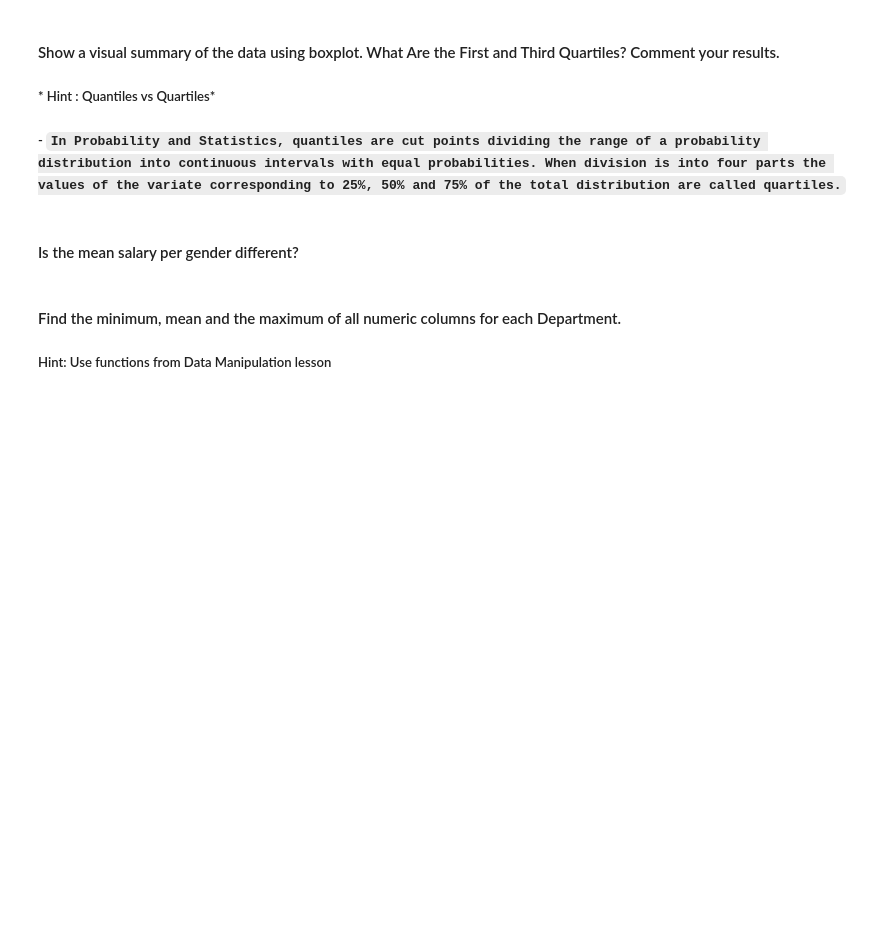
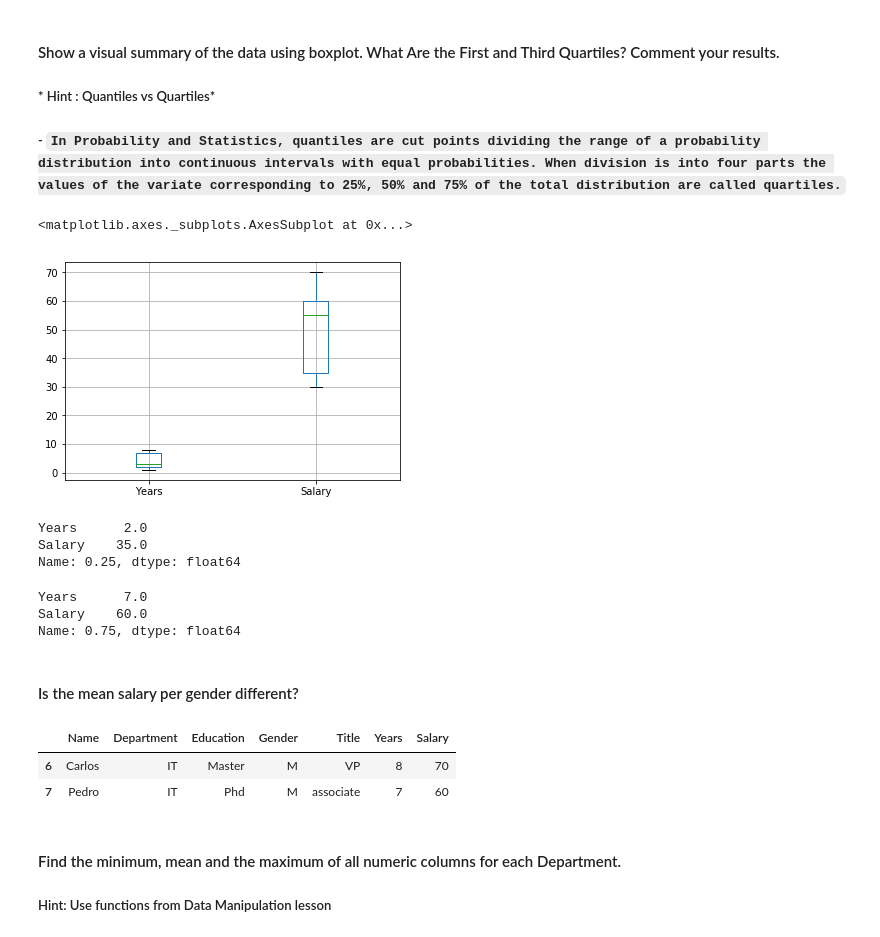
Before and after one commit to alejandrofrank/datamad0119, a Jupyter notebook: module-2/lab-subsetting-and-descriptive-stats/your-code/main.ipynb, the cells around one changed output. Saved outputs shown, nothing was run; the diff lists cells and outputs as text; code cells hidden in the pictures; blank space fills up the shorter version.

```diff
--- a/module-2/lab-subsetting-and-descriptive-stats/your-code/main.ipynb
+++ b/module-2/lab-subsetting-and-descriptive-stats/your-code/main.ipynb
@@ -267,14 +267,33 @@ employee.groupby('Title', as_index=True).agg({'Salary':'mean'})
 ##### - `In Probability and Statistics, quantiles are cut points dividing the range of a probability distribution into continuous intervals with equal probabilities. When division is into four parts the values of the variate corresponding to 25%, 50% and 75% of the total distribution are called quartiles.`
 # %%
 # draw boxplot here
+employee.boxplot()
+# %% [output]
+<matplotlib.axes._subplots.AxesSubplot at 0x...>
+[figure, added]
 # %%
 # print first quartile here
+employee.quantile(0.25)
+# %% [output]
+Years      2.0
+Salary    35.0
+Name: 0.25, dtype: float64
 # %%
 # print third quartile here
+employee.quantile(0.75)
+# %% [output]
+Years      7.0
+Salary    60.0
+Name: 0.75, dtype: float64
 # %% [markdown]
 #### Is the mean salary per gender different?
 # %%
 # your answer here
+employee.loc[(employee['Gender'] == 'M') & (employee['Salary'] > 55)]
+# %% [output]
+|  | Name | Department | Education | Gender | Title | Years | Salary |
+| 6 | Carlos | IT | Master | M | VP | 8 | 70 |
+| 7 | Pedro | IT | Phd | M | associate | 7 | 60 |
 # %% [markdown]
 #### Find the minimum, mean and the maximum of all numeric columns for each Department.
 
```
Also changed, not shown: 1 other file.
